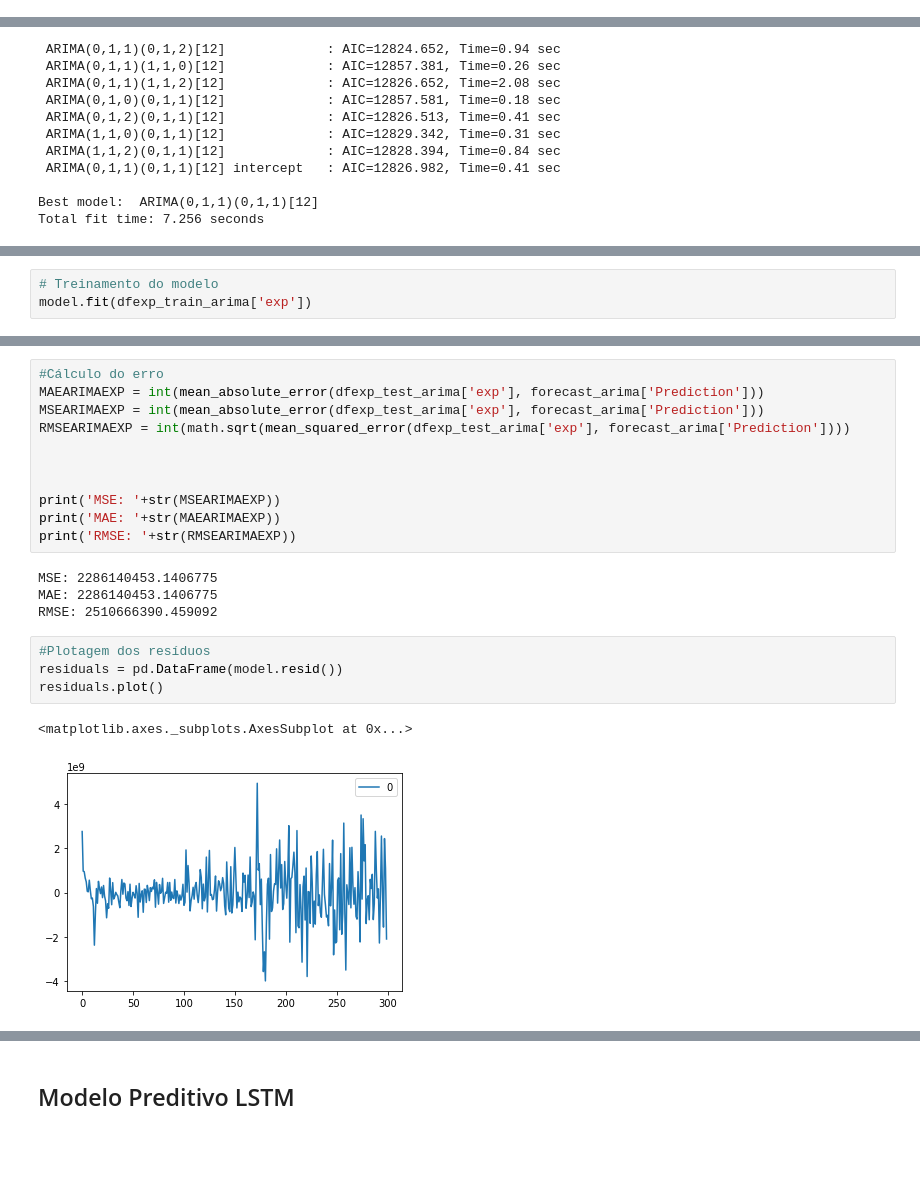
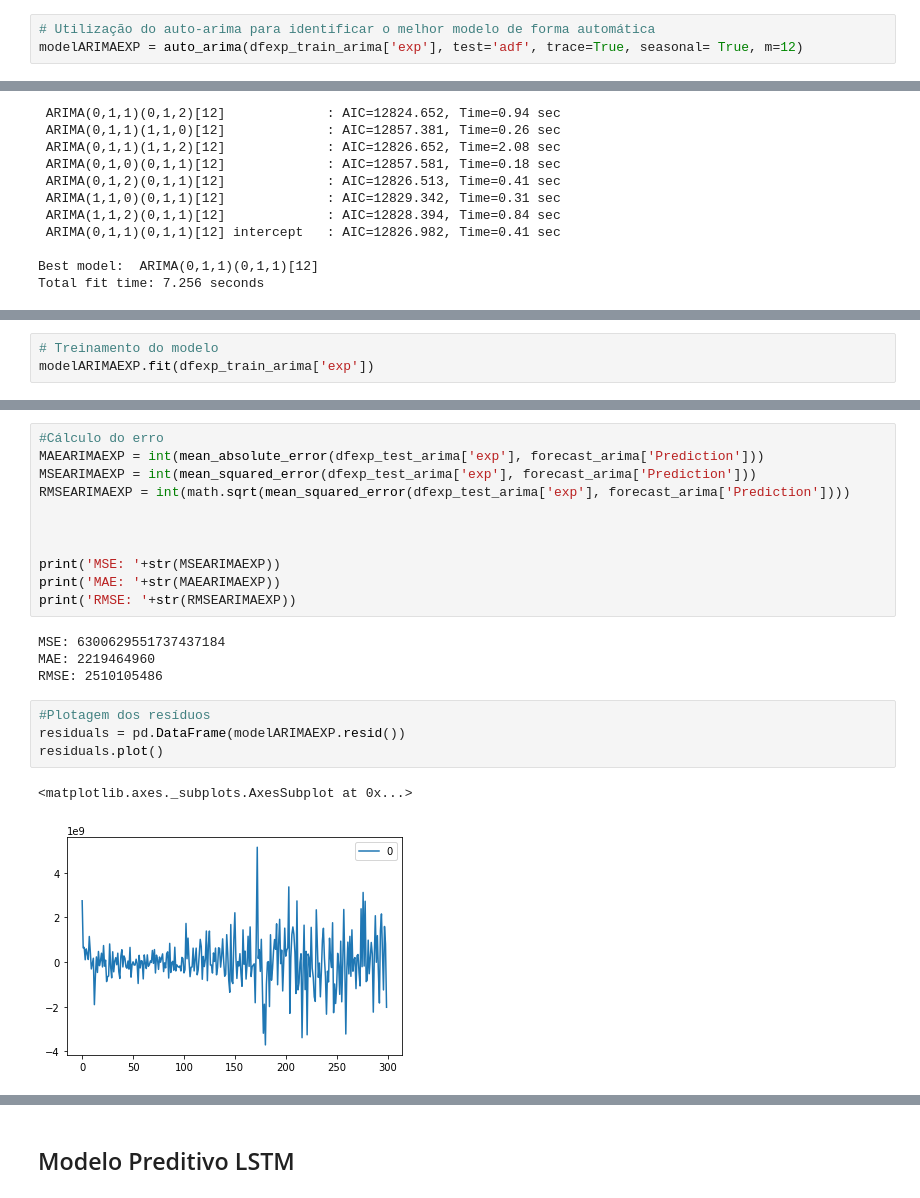
Before and after one commit to mmbs1989/TCC-PUCMINAS, a Jupyter notebook: Notebook_TCC_PUC.ipynb, the cells around one changed output, grey strips where cells are left out. Saved outputs shown, nothing was run; the diff lists cells and outputs as text; blank space fills up the shorter version.

```diff
--- a/Notebook_TCC_PUC.ipynb
+++ b/Notebook_TCC_PUC.ipynb
@@ -1879,3 +1875,6 @@ dfimp_erro.head()
 # Definição do conjunto de treinamento e do conjunto de teste
 dfexp_train_arima = dfexp.iloc[:-14].copy()
 dfexp_test_arima =  dfexp.iloc[-14:].copy()
+# %%
+# Utilização do auto-arima para identificar o melhor modelo de forma automática
+modelARIMAEXP = auto_arima(dfexp_train_arima['exp'], test='adf', trace=True, seasonal= True, m=12)
@@ -1925,4 +1942,4 @@ Warnings:
 # %%
 # Treinamento do modelo
-model.fit(dfexp_train_arima['exp'])
+modelARIMAEXP.fit(dfexp_train_arima['exp'])
 # %% [output]
@@ -1969,7 +1986,7 @@ plt.show()
 # %%
 #Cálculo do erro
 MAEARIMAEXP = int(mean_absolute_error(dfexp_test_arima['exp'], forecast_arima['Prediction']))
-MSEARIMAEXP = int(mean_absolute_error(dfexp_test_arima['exp'], forecast_arima['Prediction']))
+MSEARIMAEXP = int(mean_squared_error(dfexp_test_arima['exp'], forecast_arima['Prediction']))
 RMSEARIMAEXP = int(math.sqrt(mean_squared_error(dfexp_test_arima['exp'], forecast_arima['Prediction'])))
 
 
@@ -1978,16 +1995,16 @@ print('MSE: '+str(MSEARIMAEXP))
 print('MAE: '+str(MAEARIMAEXP))
 print('RMSE: '+str(RMSEARIMAEXP))
 # %% [output]
-MSE: 2286140453.1406775
-MAE: 2286140453.1406775
-RMSE: 2510666390.459092
+MSE: 6300629551737437184
+MAE: 2219464960
+RMSE: 2510105486
 # %%
 #Plotagem dos resíduos
-residuals = pd.DataFrame(model.resid())
+residuals = pd.DataFrame(modelARIMAEXP.resid())
 residuals.plot()
 # %% [output]
 <matplotlib.axes._subplots.AxesSubplot at 0x...>
-[figure, old version]
+[figure, new version]
 # %%
 #Plotagem da densidade dos resíduos
 residuals.plot(kind='kde')
```
Also changed, not shown: parts of 46 cells of this notebook.
